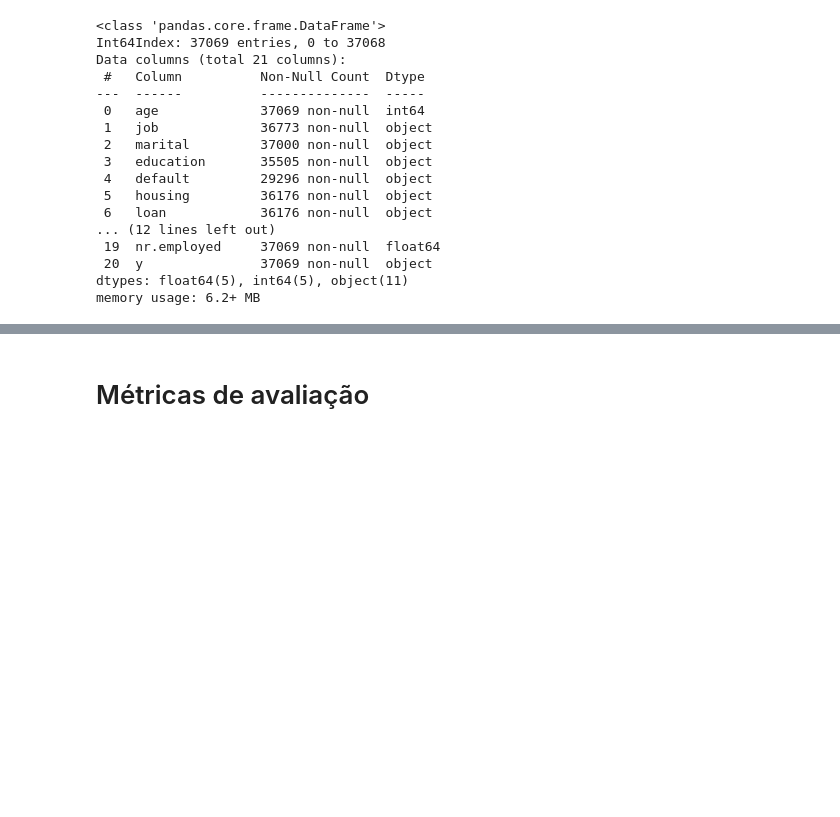
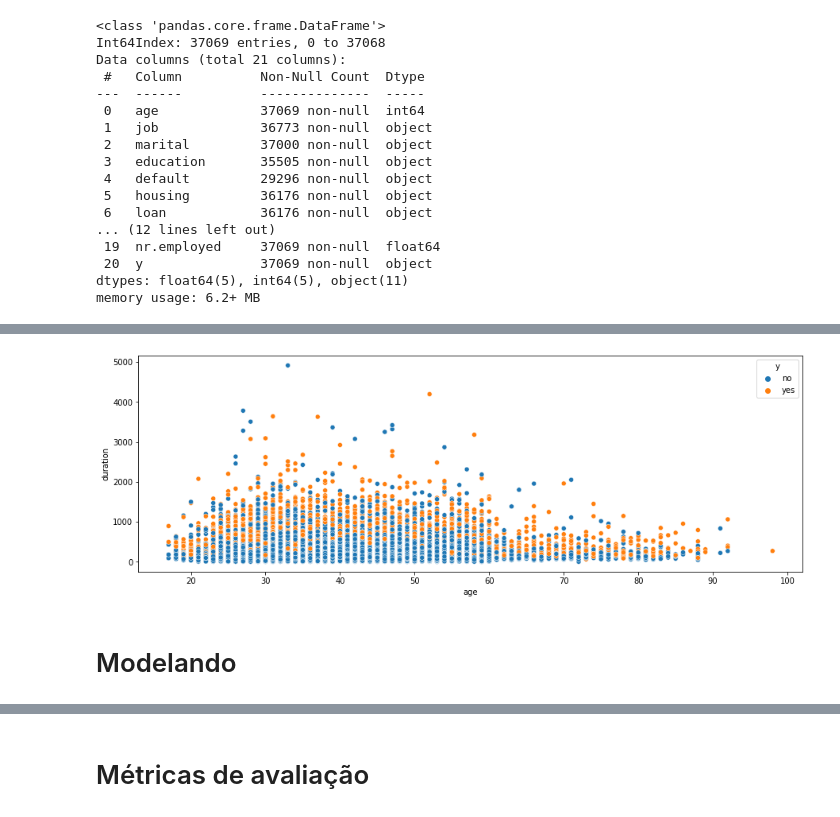
Before and after one commit to a2cds/ocean-python, a Jupyter notebook: ciencia_de_dados.ipynb, the cells around one changed output, grey strips where cells are left out. Cells and saved outputs as stored; diff of their text form; code cells hidden in the pictures; blank space fills up the shorter version.

```diff
--- a/ciencia_de_dados.ipynb
+++ b/ciencia_de_dados.ipynb
@@ -49,0 +79,8 @@ df.describe(include='object')
+# %%
+plt.figure(figsize=(15,5))
+sns.scatterplot(x='age', y='duration', data=df, hue='y')
+plt.show()
+# %% [output]
+[figure, added]
+# %% [markdown]
+# Modelando
```
Also changed, not shown: parts of 27 cells of this notebook.
